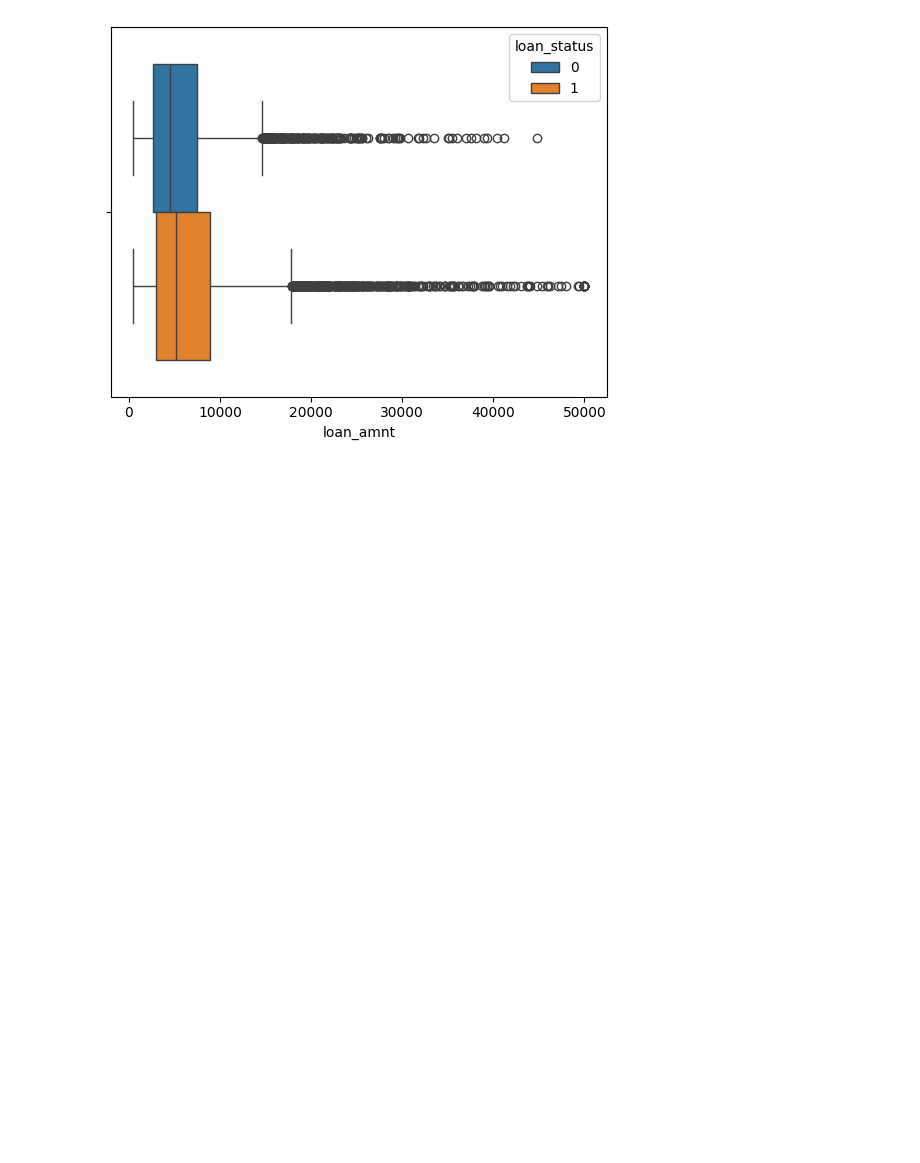
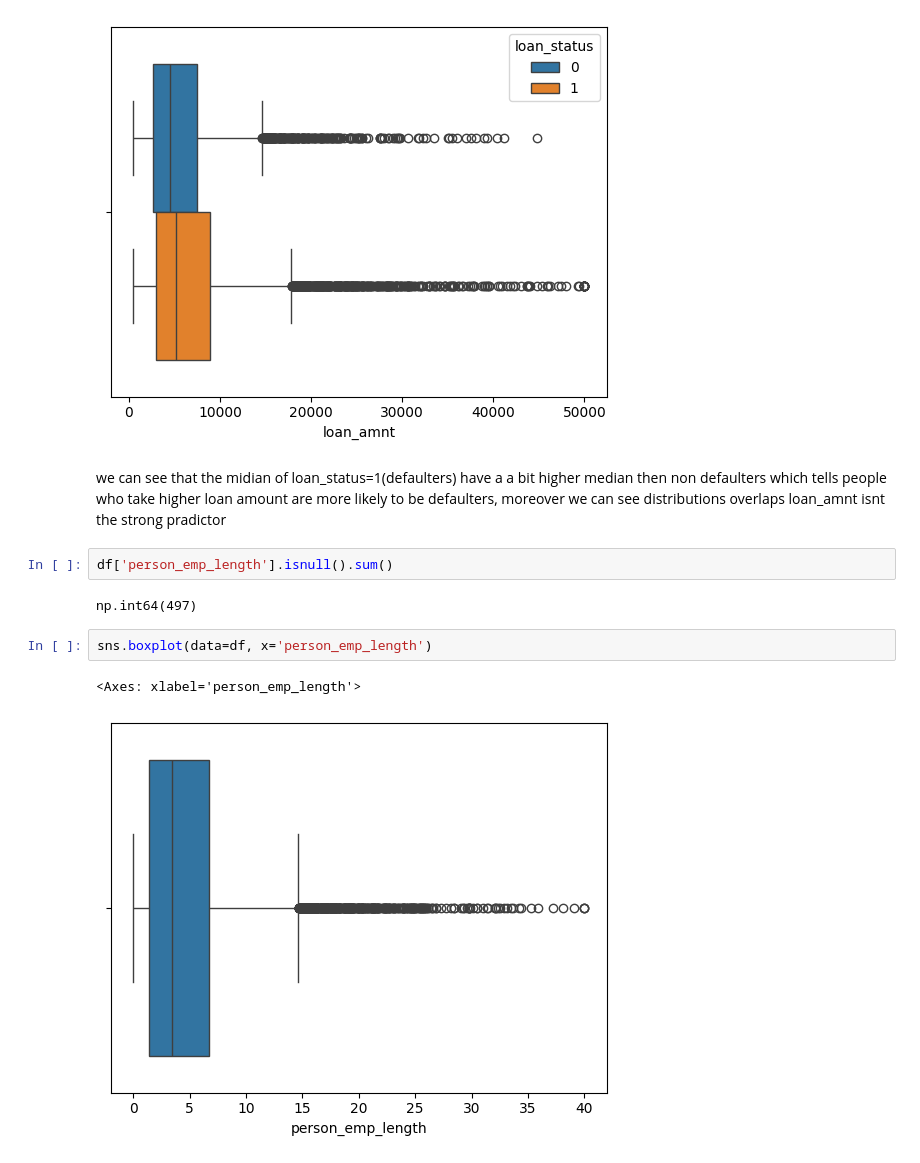
Before and after one commit to Nikesh5005/ML_PROJ, a Jupyter notebook: Loan_Default_Prediction_System_data_preprocess.ipynb, the cells around one changed output. Drawn from its saved outputs; the diff is of its cells as text; blank space fills up the shorter version.

Commit message:
Add EDA with data visualization and analysis

```diff
--- a/Loan_Default_Prediction_System_data_preprocess.ipynb
+++ b/Loan_Default_Prediction_System_data_preprocess.ipynb
@@ -78,3 +78,14 @@ sns.boxplot(data=df,x='loan_amnt',hue='loan_status')
 # %% [output]
 <Axes: xlabel='loan_amnt'>
 [figure]
+# %% [markdown]
+we can see that the midian of loan_status=1(defaulters) have a a bit higher median then non defaulters which tells people who take higher loan amount are more likely to be defaulters, moreover we can see distributions overlaps loan_amnt isnt the strong pradictor
+# %%
+df['person_emp_length'].isnull().sum()
+# %% [output]
+np.int64(497)
+# %%
+sns.boxplot(data=df, x='person_emp_length')
+# %% [output]
+<Axes: xlabel='person_emp_length'>
+[figure, added]
```
Also changed, not shown: parts of 17 cells of this notebook.
